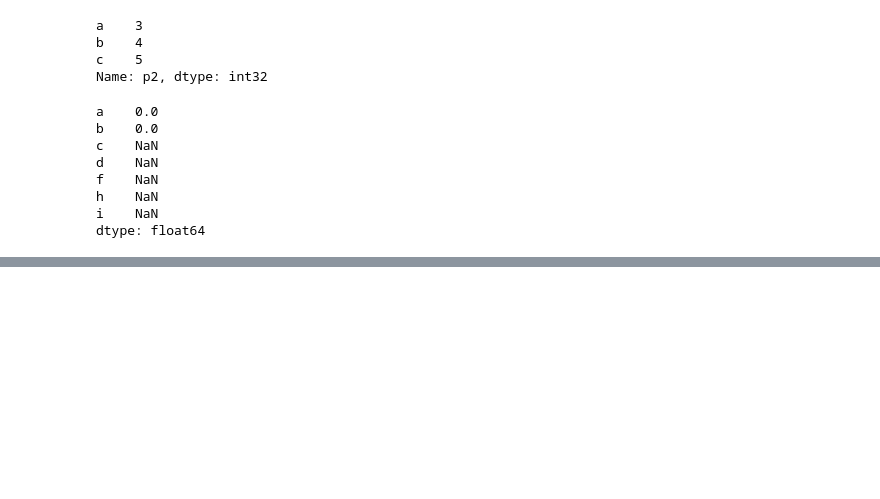
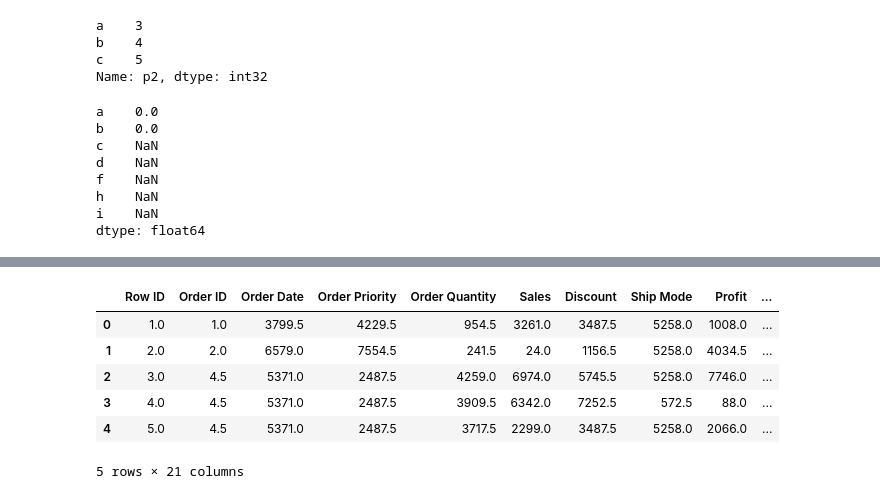
Before and after one commit to vivekgupta0657/learning-python, a Jupyter notebook: revamp.ipynb, the cells around one changed output, grey strips where cells are left out. Drawn from its saved outputs; the diff is of its cells as text; code cells hidden in the pictures; blank space fills up the shorter version.

```diff
--- a/revamp.ipynb
+++ b/revamp.ipynb
@@ -1425,0 +1430,3 @@ dtype: float64
+# %%
+order = pd.read_excel('Sample - Superstore Sales.xls',0)
+order.head()
@@ -1425,0 +1441,10 @@ dtype: float64
+# %%
+order.rank().head()
+# %% [output]
+|  | Row ID | Order ID | Order Date | Order Priority | Order Quantity | Sales | Discount | Ship Mode | Profit | ... |
+| 0 | 1.0 | 1.0 | 3799.5 | 4229.5 | 954.5 | 3261.0 | 3487.5 | 5258.0 | 1008.0 | ... |
+| 1 | 2.0 | 2.0 | 6579.0 | 7554.5 | 241.5 | 24.0 | 1156.5 | 5258.0 | 4034.5 | ... |
+| 2 | 3.0 | 4.5 | 5371.0 | 2487.5 | 4259.0 | 6974.0 | 5745.5 | 5258.0 | 7746.0 | ... |
+| 3 | 4.0 | 4.5 | 5371.0 | 2487.5 | 3909.5 | 6342.0 | 7252.5 | 572.5 | 88.0 | ... |
+| 4 | 5.0 | 4.5 | 5371.0 | 2487.5 | 3717.5 | 2299.0 | 3487.5 | 5258.0 | 2066.0 | ... |
+5 rows × 21 columns
```
Also changed, not shown: parts of 37 cells of this notebook.
